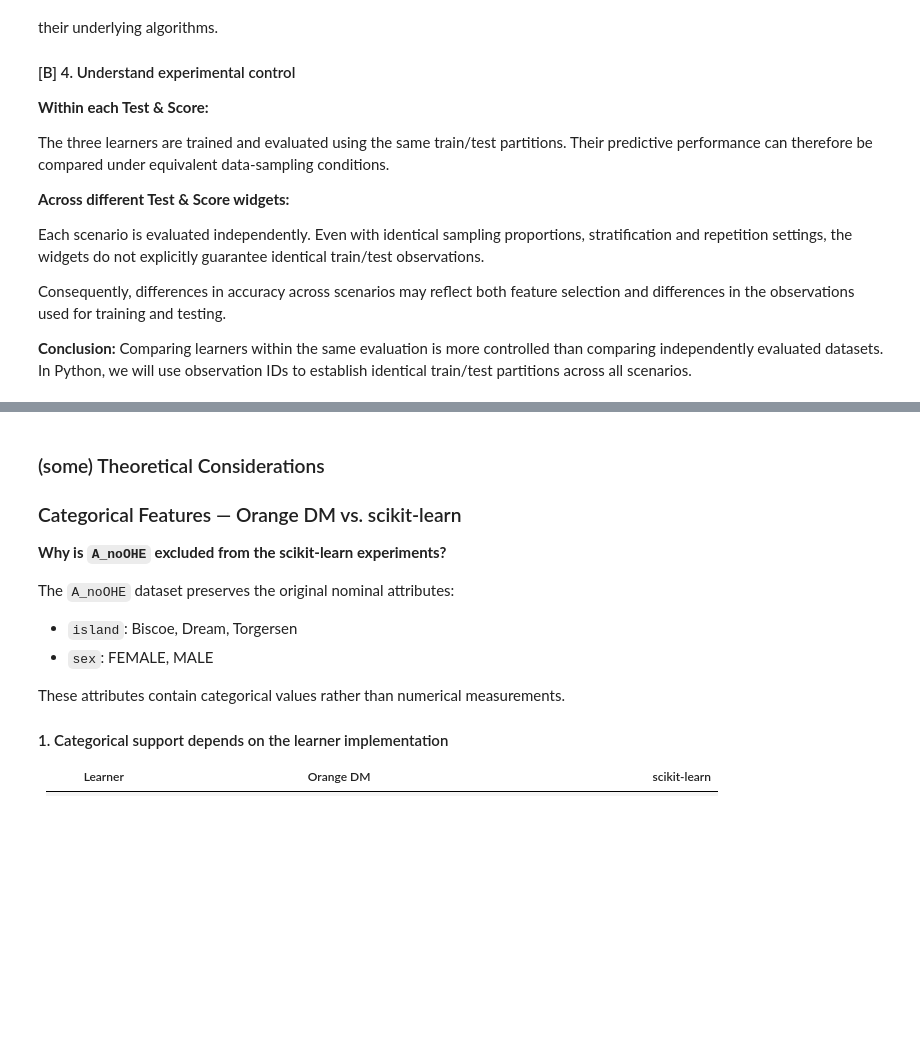
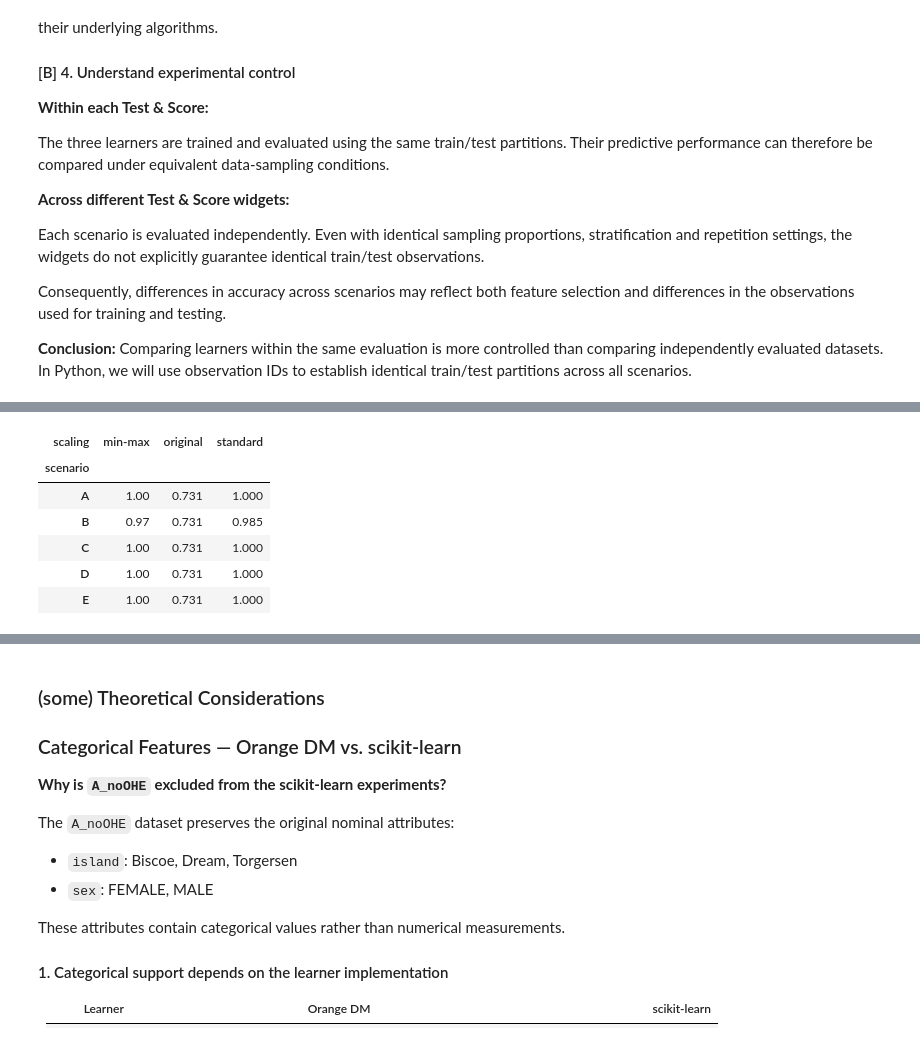
Before and after one commit to jfmalencar/ISEL-MEIC-AMD-2627, a Jupyter notebook: MoP_04_from_dataset_to_model/02_code/02_penguins_modelling.ipynb, the cells around one changed output, grey strips where cells are left out. Cells and saved outputs as stored; diff of their text form; code cells hidden in the pictures; blank space fills up the shorter version.

```diff
--- a/MoP_04_from_dataset_to_model/02_code/02_penguins_modelling.ipynb
+++ b/MoP_04_from_dataset_to_model/02_code/02_penguins_modelling.ipynb
@@ -542,41 +613,58 @@ from sklearn.preprocessing import MinMaxScaler, StandardScaler
 # the classifier, its parameters and train/test observations remain fixed
 # only the prediction scenario and scaling method vary
 
-# TODO | configure the scaling methods
+# configure the scaling methods
 scalers = {
-  ...
+  "original": None,
+  "min-max": MinMaxScaler(),
+  "standard": StandardScaler()
 }
 
 results_scaling = []
 
 for scenario in [ "A", "B", "C", "D", "E" ]:
-  # TODO | iterate over the configured scaling methods
-  for ... in scalers.items():
-    # TODO | evaluate kNN with 5 neighbors using the current scenario and scaling method
+  # iterate over the configured scaling methods
+  for name, scaler in scalers.items():
+    # evaluate kNN with 5 neighbors using the current scenario and scaling method
+    classifier, y_pred, accuracy = train_evaluate(
+      scenario,
+      partitions,
+      KNeighborsClassifier,
+      { "n_neighbors": 5 },
+      scaler=scaler
+    )
 
     results_scaling.append( {
       "scenario": scenario,
       "scaling": name,
       "accuracy": accuracy
     } )
 
 # compare accuracy across scenarios and scaling methods
 results_scaling = pd.DataFrame( results_scaling )
 
 comparison = results_scaling.pivot(
   index="scenario",
   columns="scaling",
   values="accuracy" )
 
 display( comparison.round( 3 ) )
 
 # NOTE: scaling is applied to all features, including OHE indicators
 # scaling may change the relative contribution of features to distances
 # higher accuracy in one holdout does not establish better generalization
 
 # expected output (partial data and format):
 # scenario A: original=0.731, min-max=1.000, standard=1.000
 # scenario B: original=0.731, min-max=0.970, standard=0.985
+# %% [output]
+| scaling | min-max | original | standard |
+| scenario |  |  |  |
+| A | 1.00 | 0.731 | 1.000 |
+| B | 0.97 | 0.731 | 0.985 |
+| C | 1.00 | 0.731 | 1.000 |
+| D | 1.00 | 0.731 | 1.000 |
+| E | 1.00 | 0.731 | 1.000 |
 # %%
 # ------------------------------------------------------------
 # compare scenarios, classifiers and scaling methods
```
Also changed, not shown: parts of 12 cells of this notebook, 6 other files.
